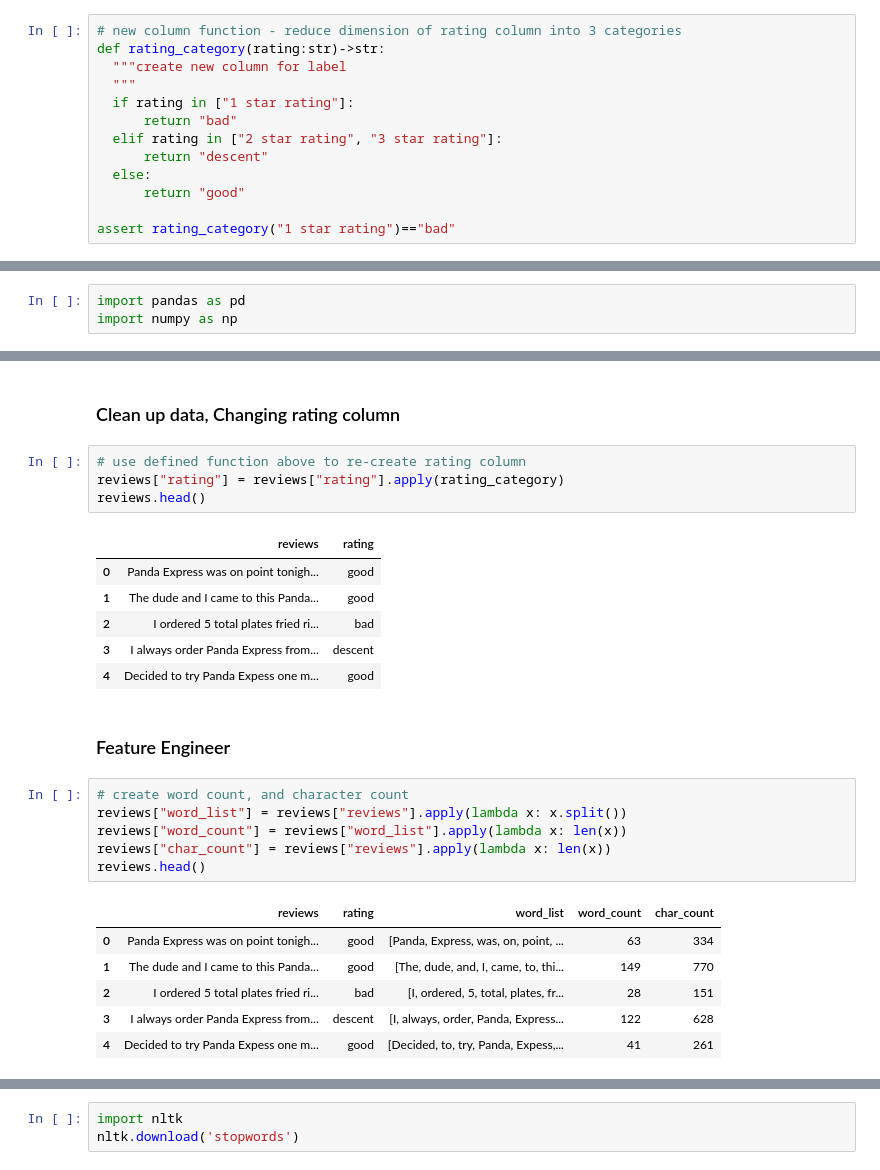
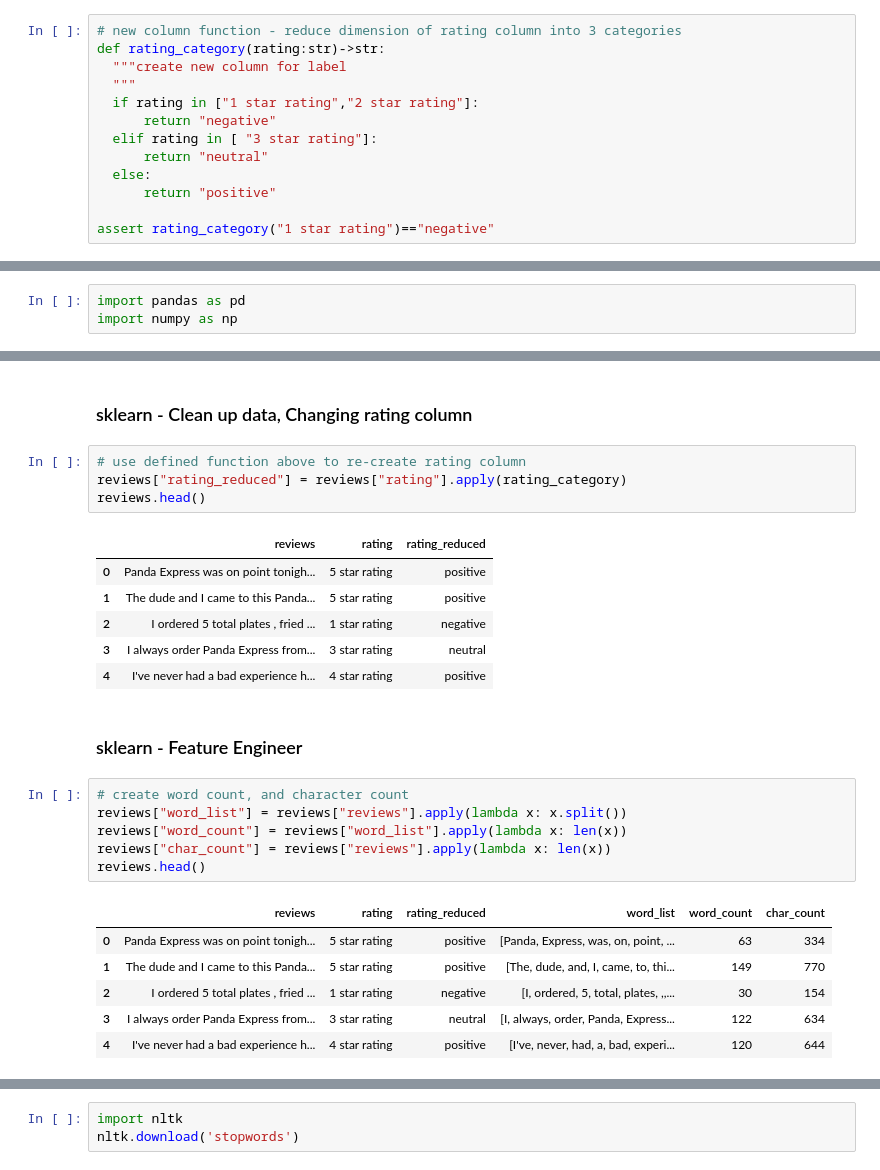
Before and after one commit to YANG007SUN/Text_Analysis_Yelp_Comments, a Jupyter notebook: code/create_model.ipynb, the cells around one changed output, grey strips where cells are left out. Cells and saved outputs as stored; diff of their text form.

```diff
--- a/code/create_model.ipynb
+++ b/code/create_model.ipynb
@@ -75,14 +76,14 @@ only showing top 20 rows
 def rating_category(rating:str)->str:
   """create new column for label
   """
-  if rating in ["1 star rating"]:
-      return "bad"
-  elif rating in ["2 star rating", "3 star rating"]:
-      return "descent"
+  if rating in ["1 star rating","2 star rating"]:
+      return "negative"
+  elif rating in [ "3 star rating"]:
+      return "neutral"
   else:
-      return "good"
+      return "positive"
 
-assert rating_category("1 star rating")=="bad"
+assert rating_category("1 star rating")=="negative"
 # %%
 # Store a user defined function
 convert_rating = udf(rating_category, StringType())
@@ -315,18 +276,18 @@ reviews.head()
 # %% [markdown]
-### Clean up data, Changing rating column
+### sklearn - Clean up data, Changing rating column
 # %%
 # use defined function above to re-create rating column
-reviews["rating"] = reviews["rating"].apply(rating_category)
+reviews["rating_reduced"] = reviews["rating"].apply(rating_category)
 reviews.head()
 # %% [output]
-|  | reviews | rating |
-| 0 | Panda Express was on point tonigh... | good |
-| 1 | The dude and I came to this Panda... | good |
-| 2 | I ordered 5 total plates fried ri... | bad |
-| 3 | I always order Panda Express from... | descent |
-| 4 | Decided to try Panda Expess one m... | good |
+|  | reviews | rating | rating_reduced |
+| 0 | Panda Express was on point tonigh... | 5 star rating | positive |
+| 1 | The dude and I came to this Panda... | 5 star rating | positive |
+| 2 | I ordered 5 total plates , fried ... | 1 star rating | negative |
+| 3 | I always order Panda Express from... | 3 star rating | neutral |
+| 4 | I've never had a bad experience h... | 4 star rating | positive |
 # %% [markdown]
-### Feature Engineer
+### sklearn - Feature Engineer
 # %%
 # create word count, and character count
 reviews["word_list"] = reviews["reviews"].apply(lambda x: x.split())
@@ -334,9 +295,9 @@ reviews["word_count"] = reviews["word_list"].apply(lambda x: len(x))
 reviews["char_count"] = reviews["reviews"].apply(lambda x: len(x))
 reviews.head()
 # %% [output]
-|  | reviews | rating | word_list | word_count | char_count |
-| 0 | Panda Express was on point tonigh... | good | [Panda, Express, was, on, point, ... | 63 | 334 |
-| 1 | The dude and I came to this Panda... | good | [The, dude, and, I, came, to, thi... | 149 | 770 |
-| 2 | I ordered 5 total plates fried ri... | bad | [I, ordered, 5, total, plates, fr... | 28 | 151 |
-| 3 | I always order Panda Express from... | descent | [I, always, order, Panda, Express... | 122 | 628 |
-| 4 | Decided to try Panda Expess one m... | good | [Decided, to, try, Panda, Expess,... | 41 | 261 |
+|  | reviews | rating | rating_reduced | word_list | word_count | char_count |
+| 0 | Panda Express was on point tonigh... | 5 star rating | positive | [Panda, Express, was, on, point, ... | 63 | 334 |
+| 1 | The dude and I came to this Panda... | 5 star rating | positive | [The, dude, and, I, came, to, thi... | 149 | 770 |
+| 2 | I ordered 5 total plates , fried ... | 1 star rating | negative | [I, ordered, 5, total, plates, ,,... | 30 | 154 |
+| 3 | I always order Panda Express from... | 3 star rating | neutral | [I, always, order, Panda, Express... | 122 | 634 |
+| 4 | I've never had a bad experience h... | 4 star rating | positive | [I've, never, had, a, bad, experi... | 120 | 644 |
```
Also changed, not shown: parts of 95 cells of this notebook, 2 other files.
